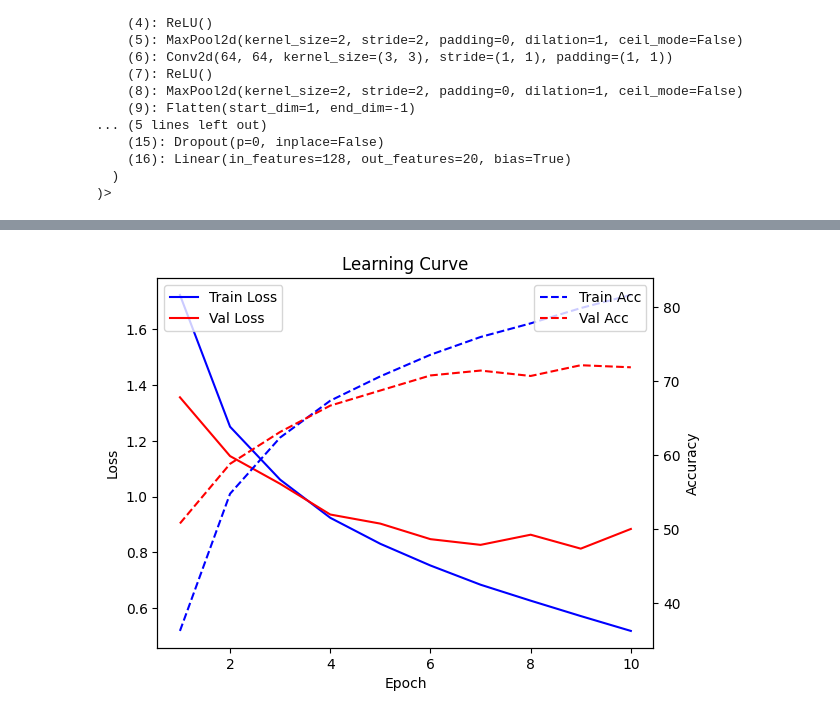
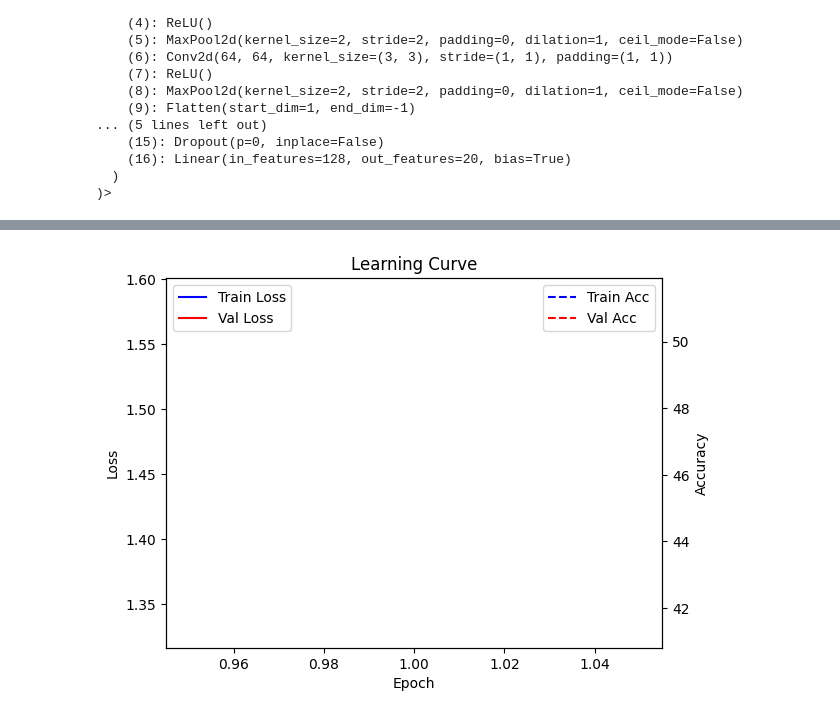
Before and after one commit to Kruimel/portfolio-DLDEPL01_2025, a Jupyter notebook: 4-hypertuning-ray/hypertune_cifar.ipynb, the cells around one changed output, grey strips where cells are left out. Cells and saved outputs as stored; diff of their text form; code cells hidden in the pictures.

```diff
--- a/4-hypertuning-ray/hypertune_cifar.ipynb
+++ b/4-hypertuning-ray/hypertune_cifar.ipynb
@@ -914,6 +948,7 @@ import torch
 best_config = analysis.get_best_config(metric="val_loss", mode="min")
 
 logger.info(f"Best config: {best_config}")
+best_config['epochs'] = 1 ## speedup process, remove when training
 
 # Instantiate the model with the best hyperparameters
 best_model = SimpleCNN(
@@ -958,2 +984,2 @@ best_model.plot_learning_curve()
-[figure, old version]
+[figure, new version]
 # %%
```
Also changed, not shown: parts of 14 cells of this notebook, 9 other files.
